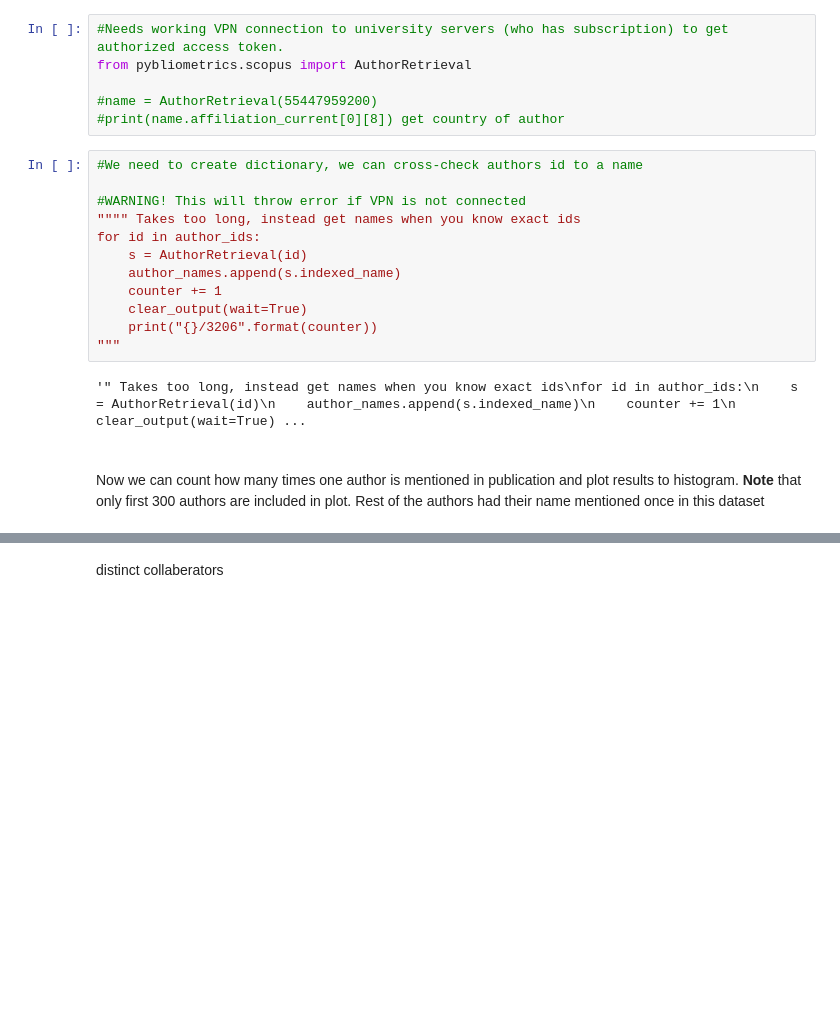
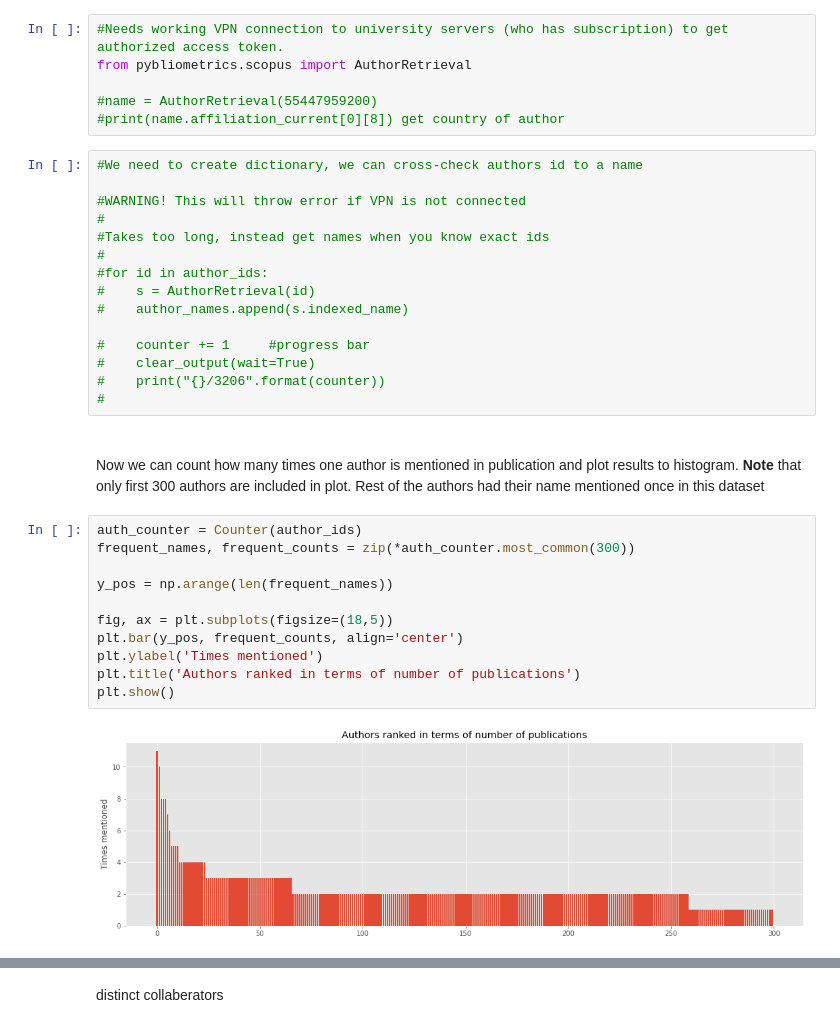
Before and after one commit to Dakcser/Citation-Network-Analysis, a Jupyter notebook: Citation-Network-Analysis.ipynb, the cells around one changed output, grey strips where cells are left out. Cells and saved outputs as stored; diff of their text form; blank space fills up the shorter version.

```diff
--- a/Citation-Network-Analysis.ipynb
+++ b/Citation-Network-Analysis.ipynb
@@ -113,18 +113,32 @@ from pybliometrics.scopus import AuthorRetrieval
 #We need to create dictionary, we can cross-check authors id to a name
 
 #WARNING! This will throw error if VPN is not connected
-"""" Takes too long, instead get names when you know exact ids
-for id in author_ids:
-    s = AuthorRetrieval(id)
-    author_names.append(s.indexed_name)
-    counter += 1
-    clear_output(wait=True)
-    print("{}/3206".format(counter))
-"""
+#
+#Takes too long, instead get names when you know exact ids
+#
+#for id in author_ids:
+#    s = AuthorRetrieval(id)
+#    author_names.append(s.indexed_name)
+
+#    counter += 1     #progress bar
+#    clear_output(wait=True)
+#    print("{}/3206".format(counter))
+#
-# %% [output]
-'" Takes too long, instead get names when you know exact ids\nfor id in author_ids:\n    s = AuthorRetrieval(id)\n    author_names.append(s.indexed_name)\n    counter += 1\n    clear_output(wait=True) ...
 # %% [markdown]
 <br>Now we can count how many times one author is mentioned in publication and plot results to histogram. **Note** that only first 300 authors are included in plot. Rest of the authors had their name mentioned once in this dataset<br>
+# %%
+auth_counter = Counter(author_ids)
+frequent_names, frequent_counts = zip(*auth_counter.most_common(300))
+
+y_pos = np.arange(len(frequent_names))
+
+fig, ax = plt.subplots(figsize=(18,5))
+plt.bar(y_pos, frequent_counts, align='center')
+plt.ylabel('Times mentioned')
+plt.title('Authors ranked in terms of number of publications')
+plt.show()
+# %% [output]
+[figure, added]
 # %%
 auth_counter = Counter(author_ids)
 frequent_names, frequent_counts = zip(*auth_counter.most_common(10))
```
Also changed, not shown: parts of 30 cells of this notebook, 4 other files.
